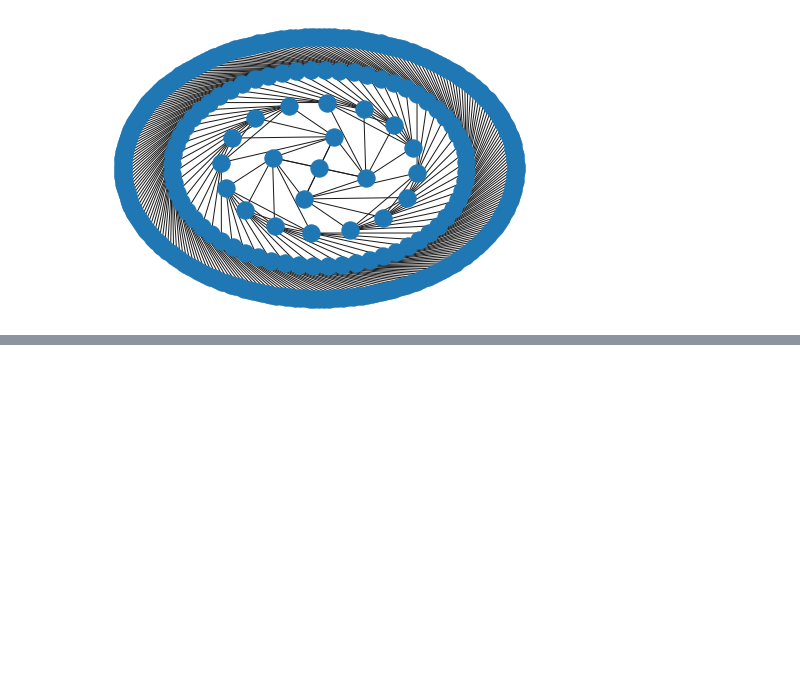
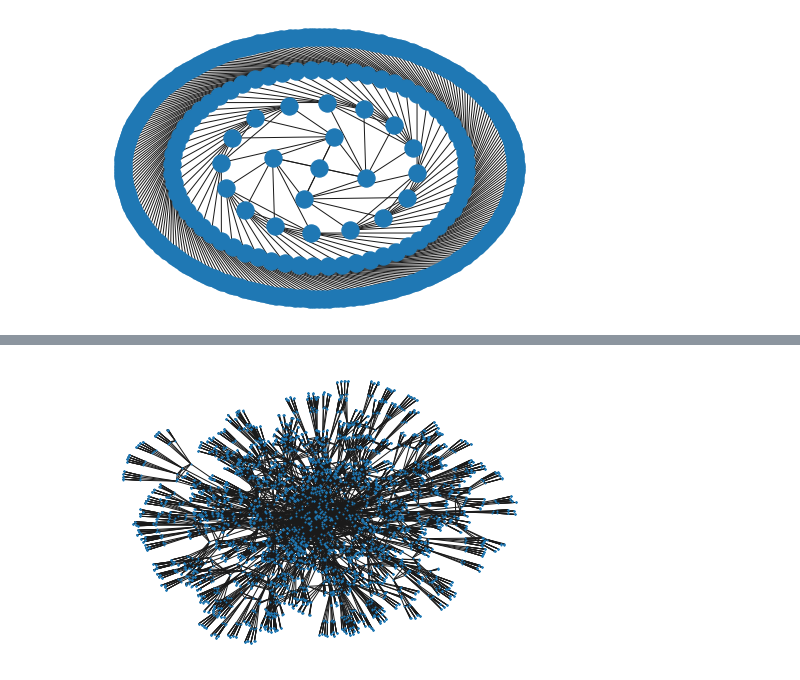
Before and after one commit to dczifra/epidemic_seeding, a Jupyter notebook: scripts/research/switchover_conditions.ipynb, the cells around one changed output, grey strips where cells are left out. Cells and saved outputs as stored; diff of their text form; code cells hidden in the pictures; blank space fills up the shorter version.

```diff
--- a/scripts/research/switchover_conditions.ipynb
+++ b/scripts/research/switchover_conditions.ipynb
@@ -176,0 +193,21 @@ KeyError: 'weight'
+# %%
+%%time
+
+import pandas as pd
+from utils.params import init_graph, get_centrum
+from scripts.GPU_percolation_script import run_nets2
+from utils.ecl_utils import get_graphstream
+
+centrum = list(range(84+1))
+graph,shells = get_hierarchical_graph(6, head={"n":84, "p1":0.1, "p2":0.000})
+ps = np.concatenate(
+    (np.linspace(0,0.05, 12),
+     np.linspace(0.05, 0.2, 15)[1:])
+)
+ps = np.linspace(0,0.5, 20)
+
+print("Graph size: ", len(graph))
+
+nx.set_edge_attributes(graph, 1,"weight")
+g_stream = get_graphstream(graph, centrum, {"verbose":False})
+run_nets2(inp_args, g_stream, ps)
@@ -176,0 +243,6 @@ KeyError: 'weight'
+# %%
+#pos = nx.shell_layout(graph, shells)
+nx.draw(graph, node_size=1)
+plt.show()
+# %% [output]
+[figure, added]
```
Also changed, not shown: parts of 11 cells of this notebook, 4 other files.
